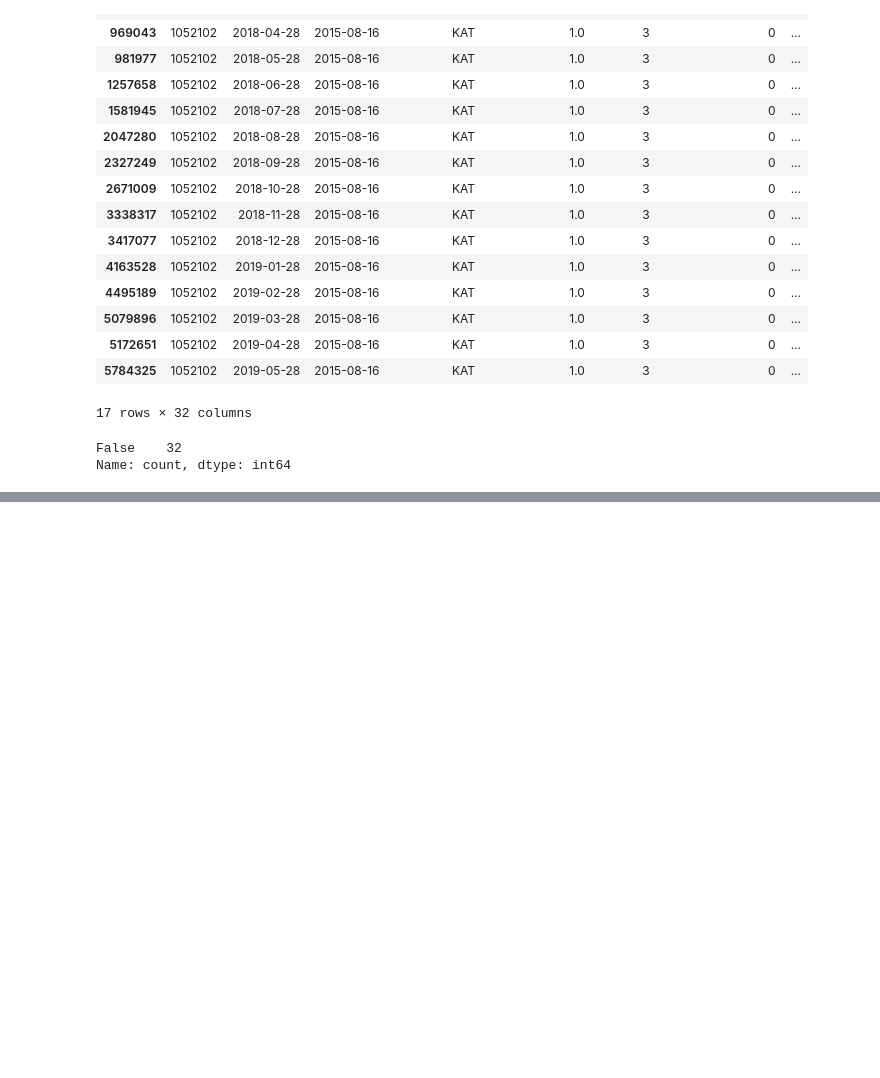
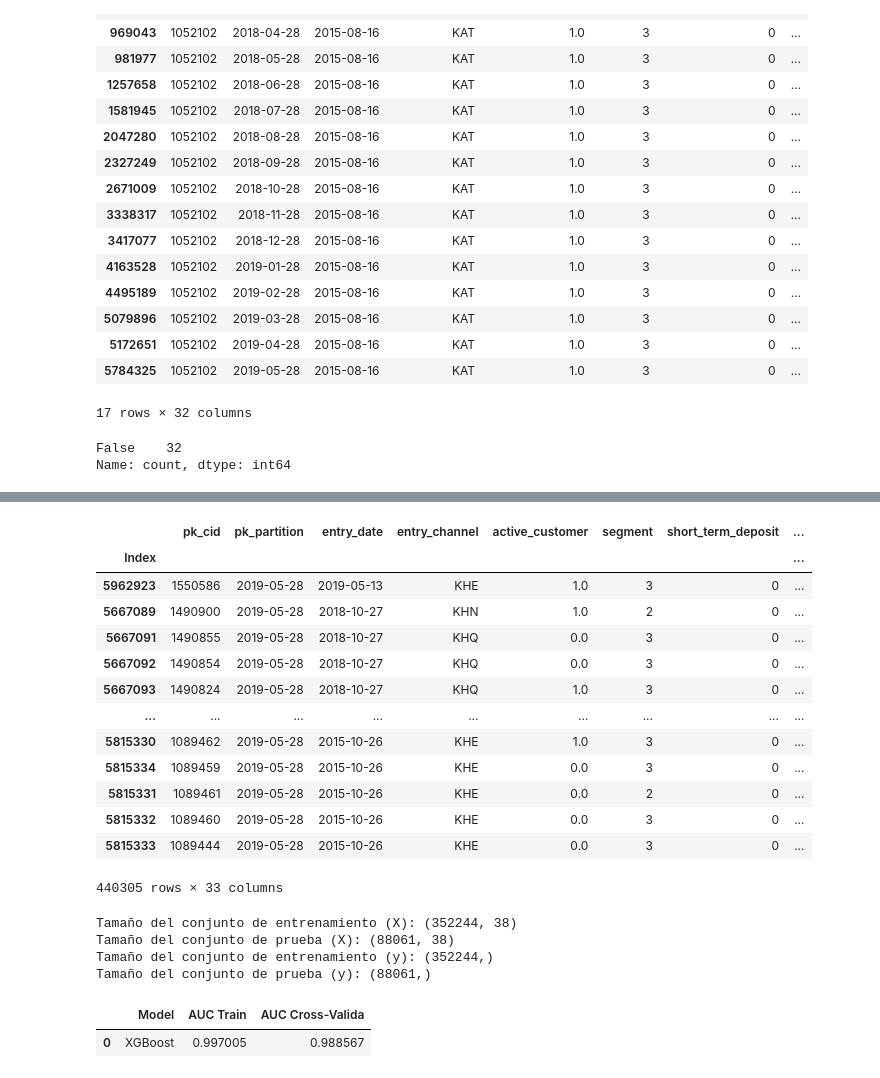
Before and after one commit to dgonzalezDS/DscTfm, a Jupyter notebook: df_targetAhorro.ipynb, the cells around one changed output, grey strips where cells are left out. Drawn from its saved outputs; the diff is of its cells as text; code cells hidden in the pictures; blank space fills up the shorter version.

```diff
--- a/df_targetAhorro.ipynb
+++ b/df_targetAhorro.ipynb
@@ -113,0 +210,19 @@ Name: count, dtype: int64
+# %%
+df = df[df['pk_partition'] == '2019-05-28']
+# %%
+df
+# %% [output]
+|  | pk_cid | pk_partition | entry_date | entry_channel | active_customer | segment | short_term_deposit | ... |
+| Index |  |  |  |  |  |  |  | ... |
+| 5962923 | 1550586 | 2019-05-28 | 2019-05-13 | KHE | 1.0 | 3 | 0 | ... |
+| 5667089 | 1490900 | 2019-05-28 | 2018-10-27 | KHN | 1.0 | 2 | 0 | ... |
+| 5667091 | 1490855 | 2019-05-28 | 2018-10-27 | KHQ | 0.0 | 3 | 0 | ... |
+| 5667092 | 1490854 | 2019-05-28 | 2018-10-27 | KHQ | 0.0 | 3 | 0 | ... |
+| 5667093 | 1490824 | 2019-05-28 | 2018-10-27 | KHQ | 1.0 | 3 | 0 | ... |
+| ... | ... | ... | ... | ... | ... | ... | ... | ... |
+| 5815330 | 1089462 | 2019-05-28 | 2015-10-26 | KHE | 1.0 | 3 | 0 | ... |
+| 5815334 | 1089459 | 2019-05-28 | 2015-10-26 | KHE | 0.0 | 3 | 0 | ... |
+| 5815331 | 1089461 | 2019-05-28 | 2015-10-26 | KHE | 0.0 | 2 | 0 | ... |
+| 5815332 | 1089460 | 2019-05-28 | 2015-10-26 | KHE | 0.0 | 3 | 0 | ... |
+| 5815333 | 1089444 | 2019-05-28 | 2015-10-26 | KHE | 0.0 | 3 | 0 | ... |
+440305 rows × 33 columns
@@ -113,0 +244,10 @@ Name: count, dtype: int64
+# %%
+print("Tamaño del conjunto de entrenamiento (X):", X_train.shape)
+print("Tamaño del conjunto de prueba (X):", X_test.shape)
+print("Tamaño del conjunto de entrenamiento (y):", y_train.shape)
+print("Tamaño del conjunto de prueba (y):", y_test.shape)
+# %% [output]
+Tamaño del conjunto de entrenamiento (X): (352244, 38)
+Tamaño del conjunto de prueba (X): (88061, 38)
+Tamaño del conjunto de entrenamiento (y): (352244,)
+Tamaño del conjunto de prueba (y): (88061,)
@@ -113,0 +277,7 @@ Name: count, dtype: int64
+# %%
+evaluate_model(label='XGBoost',
+ model = xgb.XGBClassifier(),
+ X=X_train, y=y_train)
+# %% [output]
+|  | Model | AUC Train | AUC Cross-Valida |
+| 0 | XGBoost | 0.997005 | 0.988567 |
```
Also changed, not shown: parts of 22 cells of this notebook, 2 other files.
